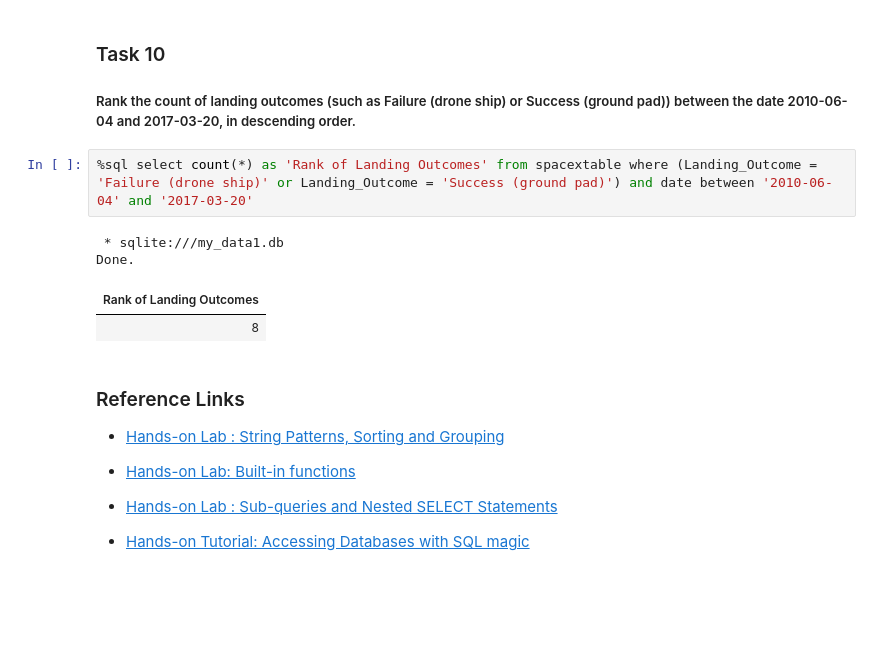
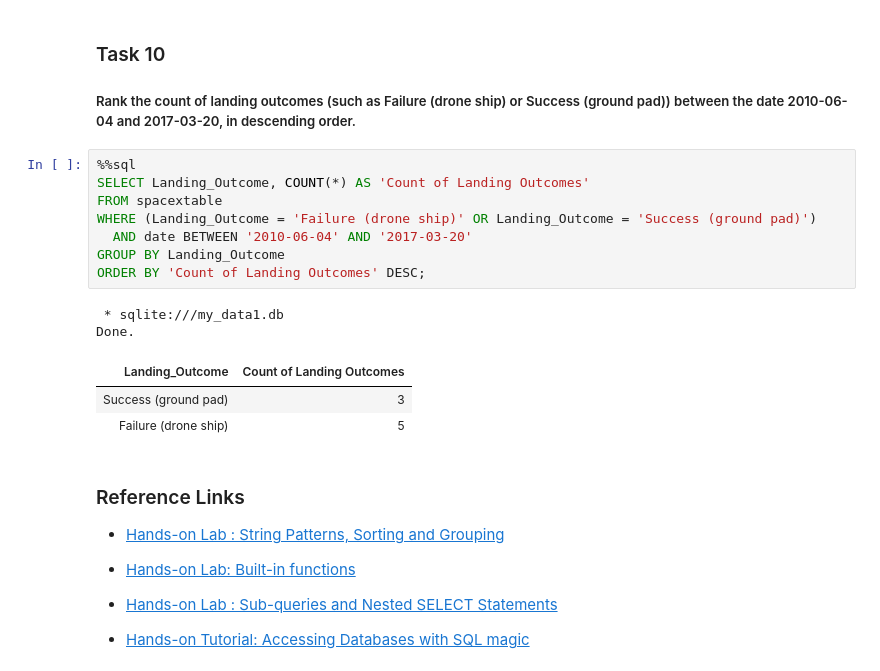
Before and after one commit to AdrianGraumnitz/IBM-Professional-Certificate, a Jupyter notebook: _Capstone Project/3. Exploratory Analysis Using SQL/eda-sql-coursera_sqllite.ipynb, the cells around one changed output. Drawn from its saved outputs; the diff is of its cells as text; blank space fills up the shorter version.

```diff
--- a/_Capstone Project/3. Exploratory Analysis Using SQL/eda-sql-coursera_sqllite.ipynb
+++ b/_Capstone Project/3. Exploratory Analysis Using SQL/eda-sql-coursera_sqllite.ipynb
@@ -289,12 +314,19 @@ Done.
 
 ##### Rank the count of landing outcomes (such as Failure (drone ship) or Success (ground pad)) between the date 2010-06-04 and 2017-03-20, in descending order.
 # %%
-%sql select count(*) as 'Rank of Landing Outcomes' from spacextable where (Landing_Outcome = 'Failure (drone ship)' or Landing_Outcome = 'Success (ground pad)') and date between '2010-06-04' and '2017-03-20'
+%%sql
+SELECT Landing_Outcome, COUNT(*) AS 'Count of Landing Outcomes'
+FROM spacextable
+WHERE (Landing_Outcome = 'Failure (drone ship)' OR Landing_Outcome = 'Success (ground pad)')
+  AND date BETWEEN '2010-06-04' AND '2017-03-20'
+GROUP BY Landing_Outcome
+ORDER BY 'Count of Landing Outcomes' DESC;
 # %% [output]
  * sqlite:///my_data1.db
 Done.
-| Rank of Landing Outcomes |
-| 8 |
+| Landing_Outcome | Count of Landing Outcomes |
+| Success (ground pad) | 3 |
+| Failure (drone ship) | 5 |
 # %% [markdown]
 ### Reference Links
 
```
Also changed, not shown: parts of 2 cells of this notebook, 2 other files.
